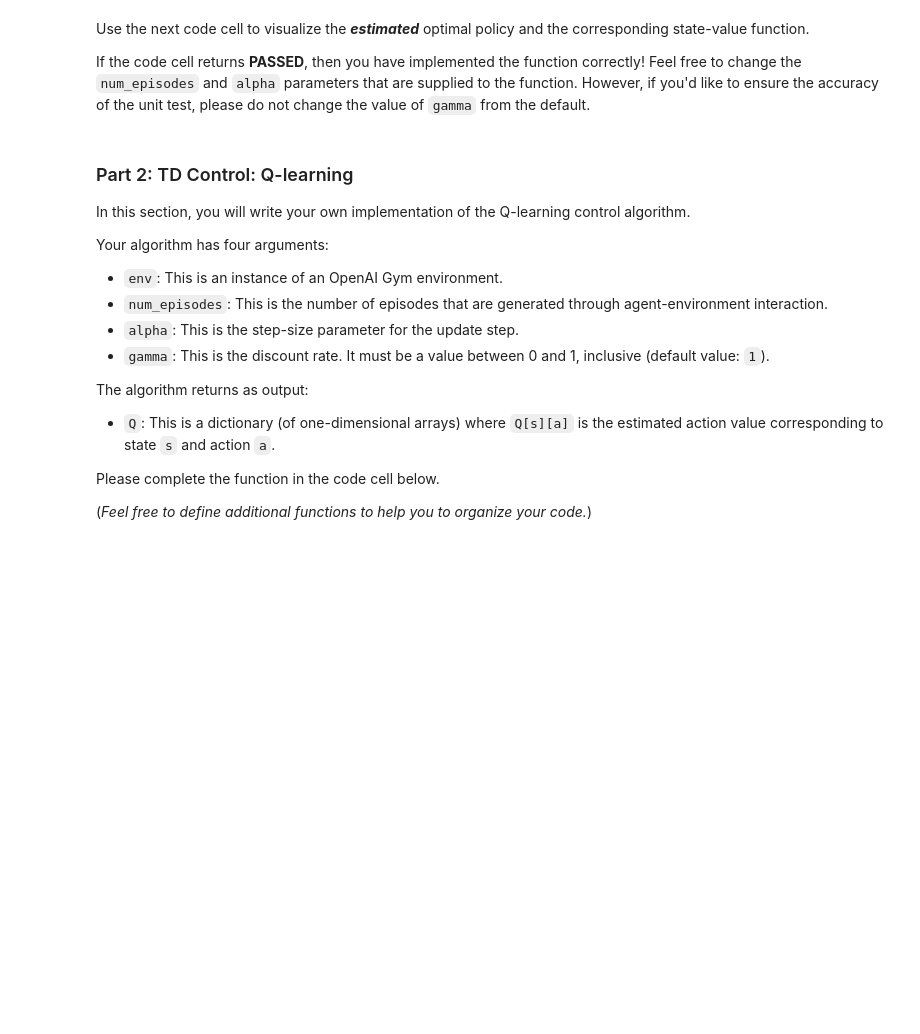
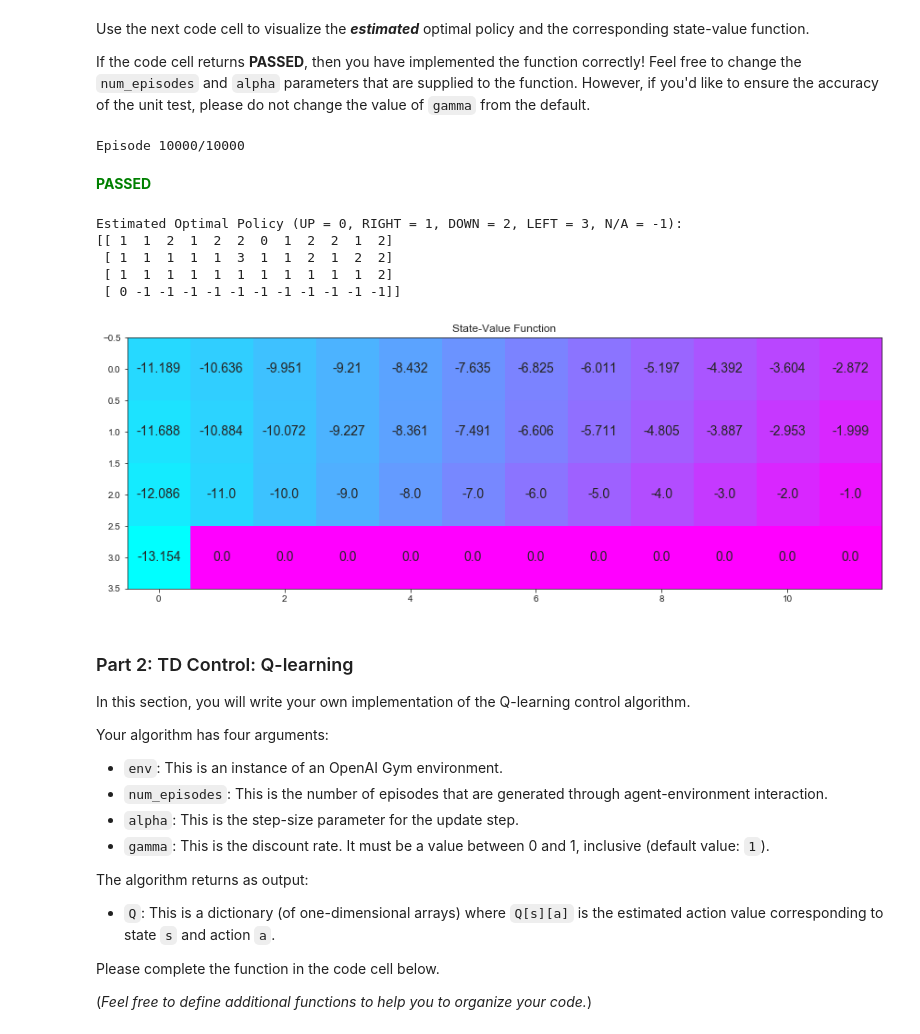
Before and after one commit to dhruvbaldawa/deep-reinforcement-learning, a Jupyter notebook: temporal-difference/Temporal_Difference.ipynb, the cells around one changed output. Cells and saved outputs as stored; diff of their text form; code cells hidden in the pictures; blank space fills up the shorter version.

Commit message:
TD: sarsa, sarsamax

```diff
--- a/temporal-difference/Temporal_Difference.ipynb
+++ b/temporal-difference/Temporal_Difference.ipynb
@@ -81,6 +82,30 @@ The algorithm returns as output:
 Please complete the function in the code cell below.
 
 (_Feel free to define additional functions to help you to organize your code._)
+# %%
+def update_Q_sarsa(alpha, gamma, Q, state, action, reward, next_state=None, next_action=None):
+    """Returns updated Q-value for the most recent experience."""
+    current = Q[state][action]  # estimate in Q-table (for current state, action pair)
+    # get value of state, action pair at next time step
+    Qsa_next = Q[next_state][next_action] if next_state is not None else 0
+    target = reward + (gamma * Qsa_next)               # construct TD target
+    new_value = current + (alpha * (target - current)) # get updated value
+    return new_value
+
+def epsilon_greedy(Q, state, nA, eps):
+    """Selects epsilon-greedy action for supplied state.
+
+    Params
+    ======
+        Q (dictionary): action-value function
+        state (int): current state
+        nA (int): number actions in the environment
+        eps (float): epsilon
+    """
+    if random.random() > eps: # select greedy action with probability epsilon
+        return np.argmax(Q[state])
+    else:                     # otherwise, select an action randomly
+        return random.choice(np.arange(env.action_space.n))
 # %%
 def sarsa(env, num_episodes, alpha, gamma=1.0):
     # initialize action-value function (empty dictionary of arrays)
@@ -92,9 +117,23 @@ def sarsa(env, num_episodes, alpha, gamma=1.0):
         if i_episode % 100 == 0:
             print("\rEpisode {}/{}".format(i_episode, num_episodes), end="")
             sys.stdout.flush()
+        epsilon = 1 / i_episode
+        state = env.reset()
+        action = epsilon_greedy(Q, epsilon, state, env.nA)
 
-        ## TODO: complete the function
+        while True:
+            next_state, reward, done, info = env.step(action) # take action A, observe R, S'
+            if not done:
+                next_action = epsilon_greedy(Q, next_state, env.nA, epsilon) # epsilon-greedy action
+                Q[state][action] = update_Q_sarsa(alpha, gamma, Q, \
+                                                  state, action, reward, next_state, next_action)
 
+                state = next_state     # S <- S'
+                action = next_action   # A <- A'
+            if done:
+                Q[state][action] = update_Q_sarsa(alpha, gamma, Q, \
+                                                  state, action, reward)
+                break
     return Q
 # %% [markdown]
 Use the next code cell to visualize the **_estimated_** optimal policy and the corresponding state-value function.
@@ -102,17 +141,26 @@ Use the next code cell to visualize the **_estimated_** optimal policy and the c
 If the code cell returns **PASSED**, then you have implemented the function correctly!  Feel free to change the `num_episodes` and `alpha` parameters that are supplied to the function.  However, if you'd like to ensure the accuracy of the unit test, please do not change the value of `gamma` from the default.
 # %%
 # obtain the estimated optimal policy and corresponding action-value function
-Q_sarsa = sarsa(env, 5000, .01)
+Q_sarsa = sarsa(env, 10000, .01)
 
 # print the estimated optimal policy
 policy_sarsa = np.array([np.argmax(Q_sarsa[key]) if key in Q_sarsa else -1 for key in np.arange(48)]).reshape(4,12)
 check_test.run_check('td_control_check', policy_sarsa)
 print("\nEstimated Optimal Policy (UP = 0, RIGHT = 1, DOWN = 2, LEFT = 3, N/A = -1):")
 print(policy_sarsa)
 
 # plot the estimated optimal state-value function
 V_sarsa = ([np.max(Q_sarsa[key]) if key in Q_sarsa else 0 for key in np.arange(48)])
 plot_values(V_sarsa)
+# %% [output]
+Episode 10000/10000
+**<span style="color: green;">PASSED</span>**
+Estimated Optimal Policy (UP = 0, RIGHT = 1, DOWN = 2, LEFT = 3, N/A = -1):
+[[ 1  1  2  1  2  2  0  1  2  2  1  2]
+ [ 1  1  1  1  1  3  1  1  2  1  2  2]
+ [ 1  1  1  1  1  1  1  1  1  1  1  2]
+ [ 0 -1 -1 -1 -1 -1 -1 -1 -1 -1 -1 -1]]
+[figure, added]
 # %% [markdown]
 ### Part 2: TD Control: Q-learning
 
```
Also changed, not shown: parts of 4 cells of this notebook, 1 other file.
